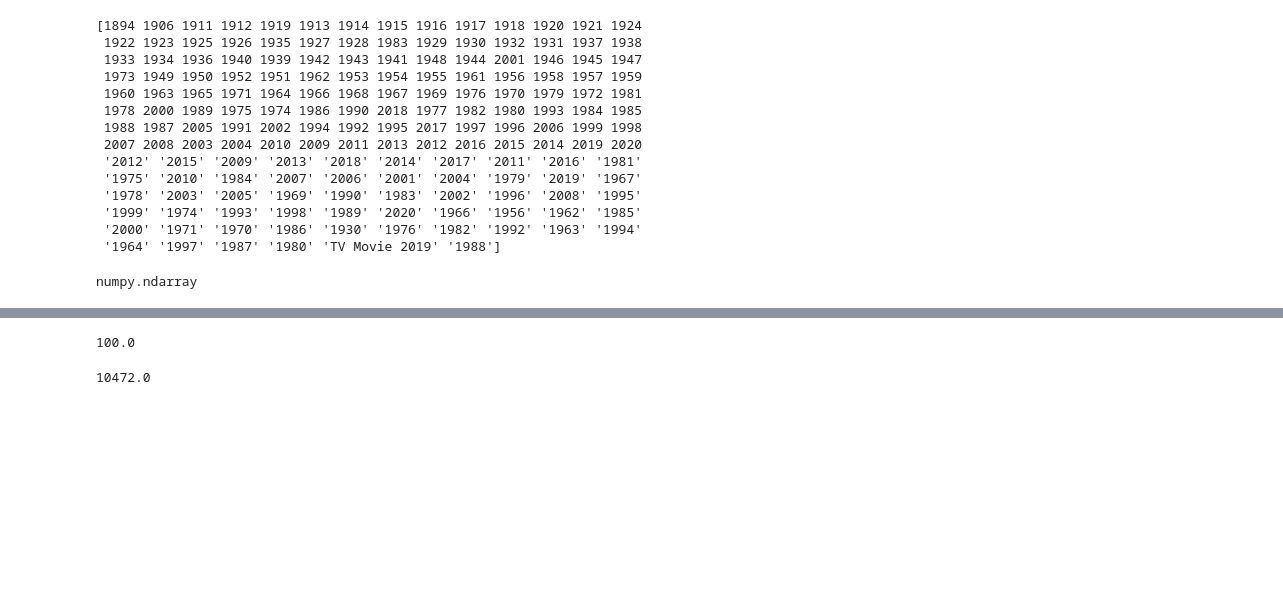
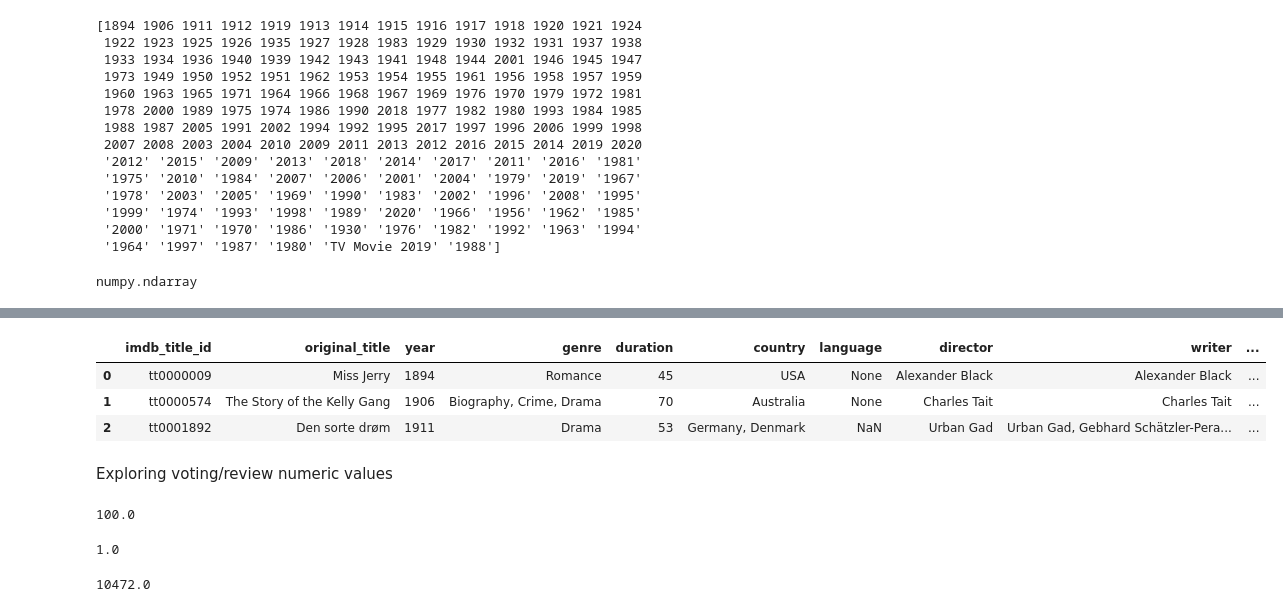
Before and after one commit to Pnat1/No_more_film_scrolling, a Jupyter notebook: notebooks/cleaning_dataset_movies_imdb.ipynb, the cells around one changed output, grey strips where cells are left out. Drawn from its saved outputs; the diff is of its cells as text; code cells hidden in the pictures; blank space fills up the shorter version.

```diff
--- a/notebooks/cleaning_dataset_movies_imdb.ipynb
+++ b/notebooks/cleaning_dataset_movies_imdb.ipynb
@@ -140,5 +143,17 @@ print(df_mov_nam["year"].unique())
 type(df_mov_nam["year"].unique())
 # %% [output]
 numpy.ndarray
+# %%
+def cleanstryear(x):
+    '''
+    This function clean my column year database from string characters
+    '''
+    if x == 'TV Movie 2019':
+        return 2019
+    else:
+        return x
+# %%
+df_mov_nam.year=df_mov_nam.year.apply(cleanstryear)
 # %%
-#df_mov_nam["year"] = df_mov_nam["year"].str.replace("'", '')
+# Tranform all values in year to INTS
+df_mov_nam["year"] = df_mov_nam.year.astype(int)
@@ -174,7 +191,23 @@ list(df_mov_nam["year"].unique())
+# %%
+df_mov_nam = df_mov_nam.drop("title", axis=1)
+# %%
+df_mov_nam.head(3)
+# My dataset is already sorted in ascendding order by year
+# %% [output]
+|  | imdb_title_id | original_title | year | genre | duration | country | language | director | writer | ... |
+| 0 | tt0000009 | Miss Jerry | 1894 | Romance | 45 | USA | None | Alexander Black | Alexander Black | ... |
+| 1 | tt0000574 | The Story of the Kelly Gang | 1906 | Biography, Crime, Drama | 70 | Australia | None | Charles Tait | Charles Tait | ... |
+| 2 | tt0001892 | Den sorte drøm | 1911 | Drama | 53 | Germany, Denmark | NaN | Urban Gad | Urban Gad, Gebhard Schätzler-Pera... | ... |
+# %% [markdown]
+Exploring voting/review numeric values
 # %%
 df_mov_nam.metascore.max()
 # %% [output]
 100.0
+# %%
+df_mov_nam.metascore.min()
+# %% [output]
+1.0
 # %%
 df_mov_nam.reviews_from_users.max()
 # %% [output]
```
Also changed, not shown: parts of 19 cells of this notebook, 3 other files.
